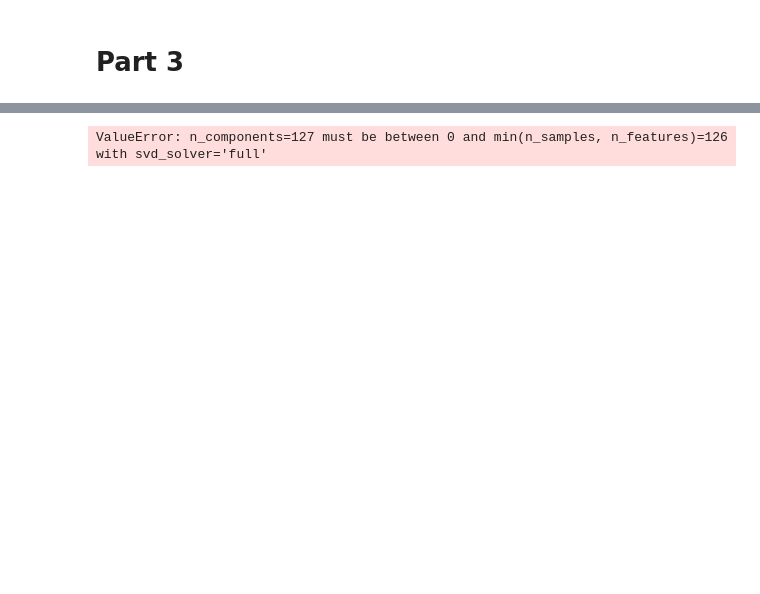
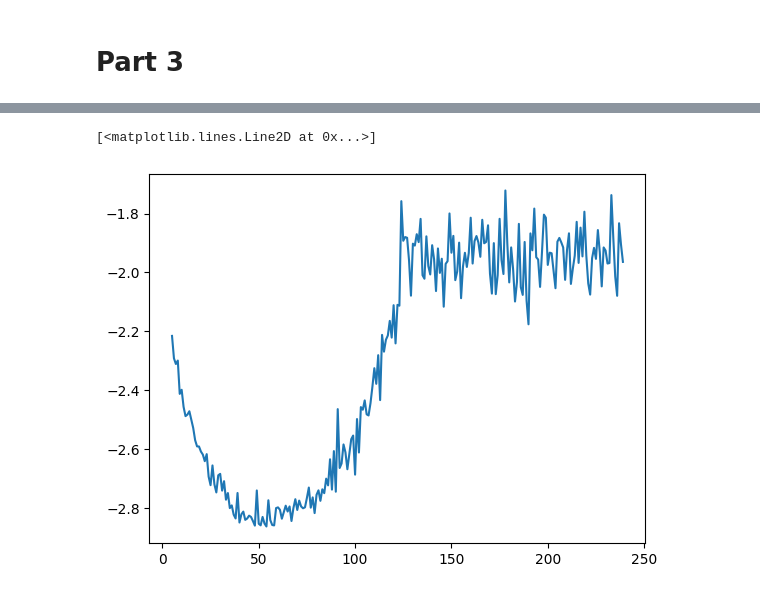
Before and after one commit to yardasol/stat542-ca3, a Jupyter notebook: Assignment_3_7568_yardasol.ipynb, the cells around one changed output, grey strips where cells are left out. Saved outputs shown, nothing was run; the diff lists cells and outputs as text; code cells hidden in the pictures; blank space fills up the shorter version.

```diff
--- a/Assignment_3_7568_yardasol.ipynb
+++ b/Assignment_3_7568_yardasol.ipynb
@@ -177,21 +200,5 @@ def ridgeless(train, test, n_features):
 # %%
-
-num_folds = 30
-feature_range = np.arange(5,240)
-
-comp_error = []
-
-
-for n_features in feature_range:
-
-    cverror = []
-
-    for fold in range(num_folds):
-
-        fold_train,fold_test = train_test_split(X, test_size=.75)
-
-        cverror.append(ridgeless(fold_train,fold_test, n_features))
-
-    comp_error.append(np.median(np.array(cverror)))
+plt.plot(feature_range, np.log(comp_error))
 # %% [output]
-ValueError: n_components=127 must be between 0 and min(n_samples, n_features)=126 with svd_solver='full'
+[<matplotlib.lines.Line2D at 0x...>]
+[figure, added]
```
Also changed, not shown: parts of 8 cells of this notebook.
